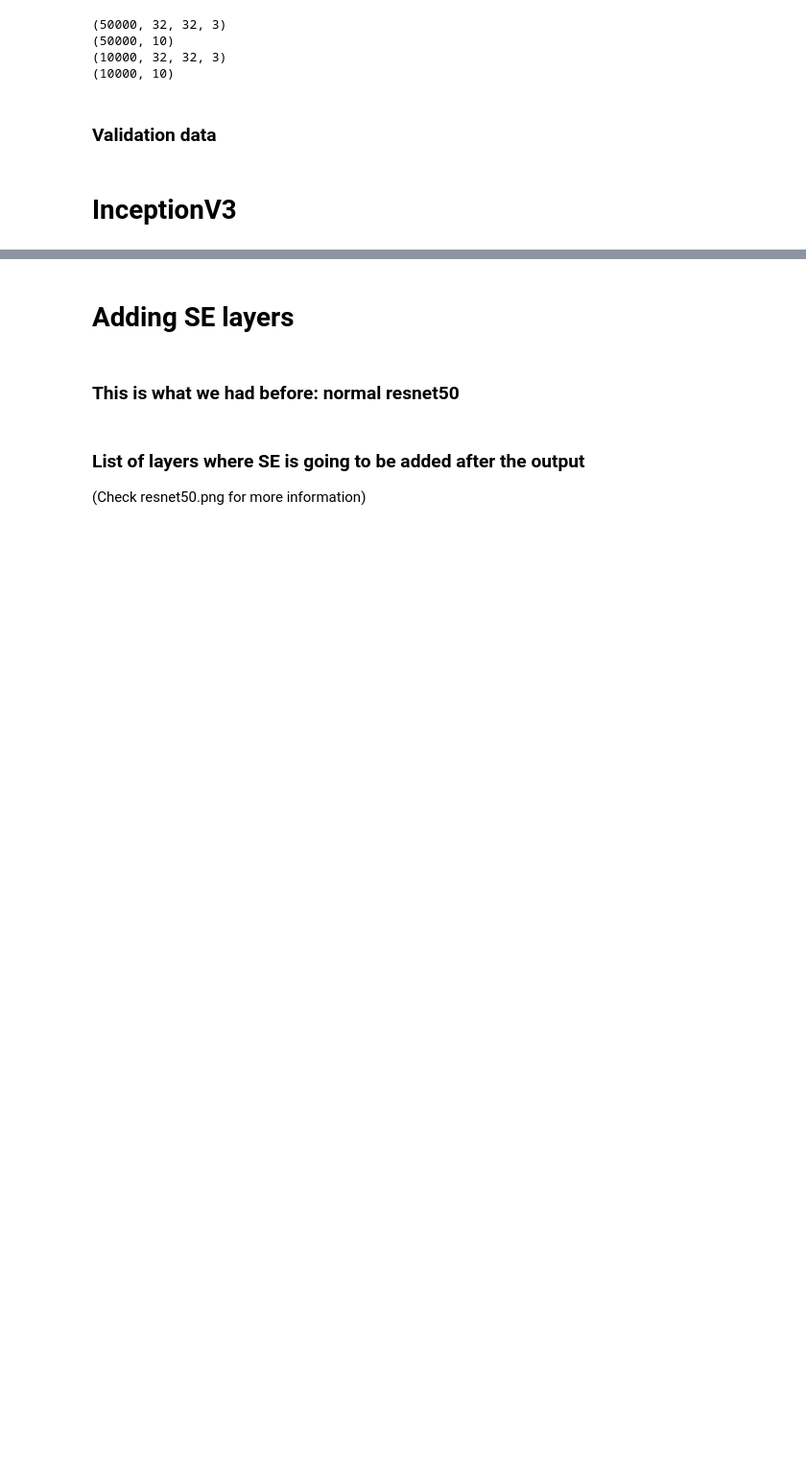
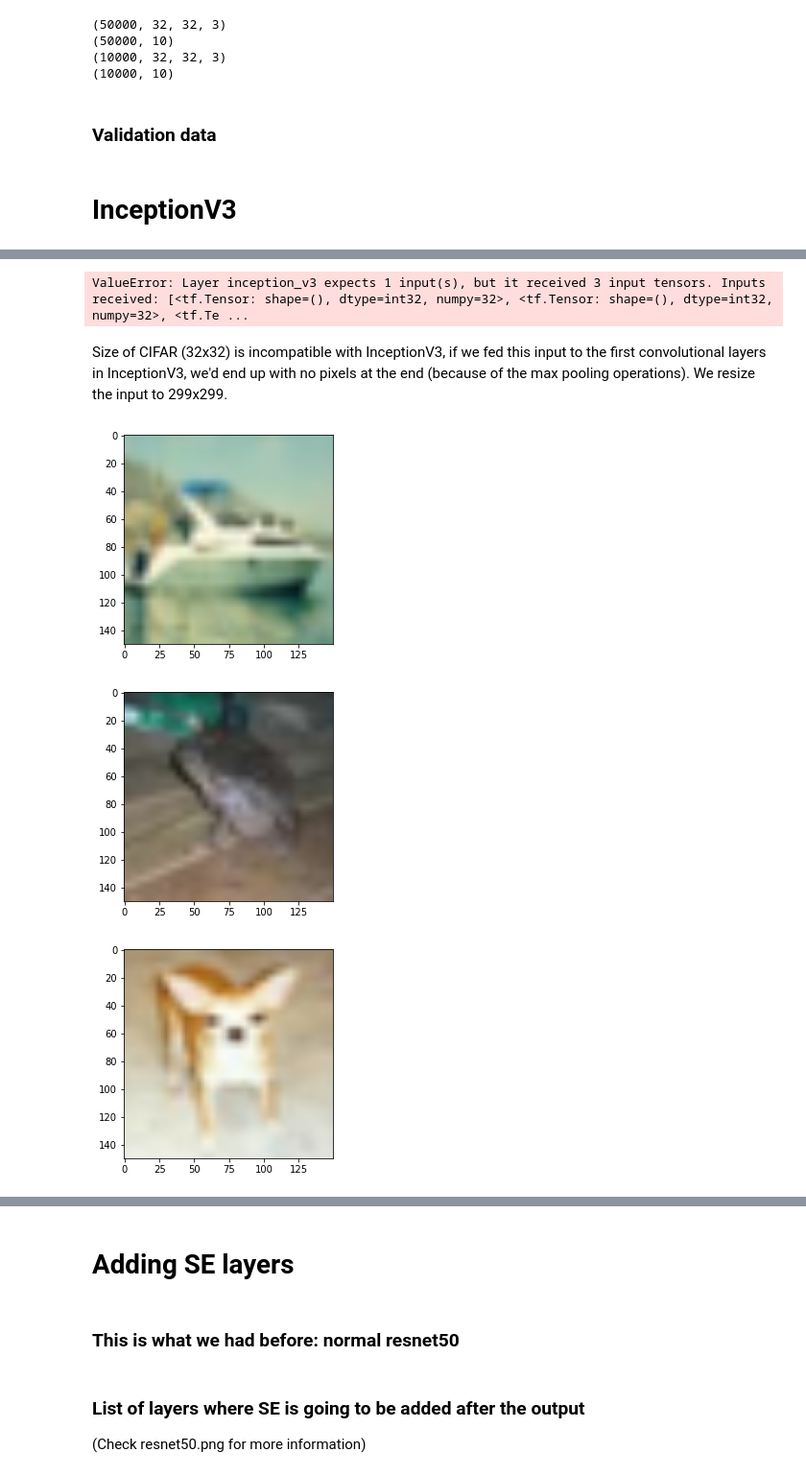
Before and after one commit to ecbme4040/e4040-2021fall-project-fren-an3078-wab2138-av3023, a Jupyter notebook: Wael InceptionV3.ipynb, the cells around one changed output, grey strips where cells are left out. Shown: that part at 96% size. Drawn from its saved outputs; the diff is of its cells as text; code cells hidden in the pictures; blank space fills up the shorter version.

```diff
--- a/Wael InceptionV3.ipynb
+++ b/Wael InceptionV3.ipynb
@@ -89,5 +108,48 @@ Trainable params: 23,817,352
 Non-trainable params: 34,432
 __________________________________________________________________________________________________
+# %%
+from tensorflow.keras.preprocessing.image import ImageDataGenerator
+import scipy
+
+inception_v3_model.compile(optimizer=tf.keras.optimizers.Adam(learning_rate=base_learning_rate),loss='categorical_crossentropy', metrics = ['acc'])
+
+train_datagen = ImageDataGenerator(
+        horizontal_flip=True,
+        width_shift_range=4, #+-4 pixel shift max
+        height_shift_range=4,#+-4 pixel shift max
+        cval=0, #zero padding
+        fill_mode='constant' #zero padding
+        )
+
+# train_generator = train_datagen.flow(x_train, y_train, batch_size=batch_size)
+# step_size_train=train_generator.n//train_generator.batch_size
+
+inputs = tf.keras.Input(shape=(32, 32, 3))
+x = tf.keras.applications.InceptionV3.re
+x = inception_v3_model(x)
+x=GlobalAveragePooling2D()(x)
+preds=Dense(10,activation='softmax')(x)
+inception_v3_model_cifar10=Model(inputs=inputs,outputs=preds)
+inception_v3_model_cifar10.summary()
+# %% [output]
+ValueError: Layer inception_v3 expects 1 input(s), but it received 3 input tensors. Inputs received: [<tf.Tensor: shape=(), dtype=int32, numpy=32>, <tf.Tensor: shape=(), dtype=int32, numpy=32>, <tf.Te ...
+# %% [markdown]
+Size of CIFAR (32x32) is incompatible with InceptionV3, if we fed this input to the first convolutional layers in InceptionV3, we'd end up with no pixels at the end (because of the max pooling operations). We resize the input to 299x299.
+# %%
+x_train_reshaped = tf.image.resize(x_train, (150,150))
+
+x_val_reshaped =  tf.image.resize(x_val, (150,150))
+# %%
+plt.imshow(x_train_reshaped[0]/255)
+plt.show()
+plt.imshow(x_train_reshaped[1]/255)
+plt.show()
+plt.imshow(x_train_reshaped[2]/255)
+plt.show()
+# %% [output]
+[figure, added]
+[figure, added]
+[figure, added]
 # %%
 from tensorflow.keras.preprocessing.image import ImageDataGenerator
 import scipy
```
Also changed, not shown: parts of 6 cells of this notebook.
